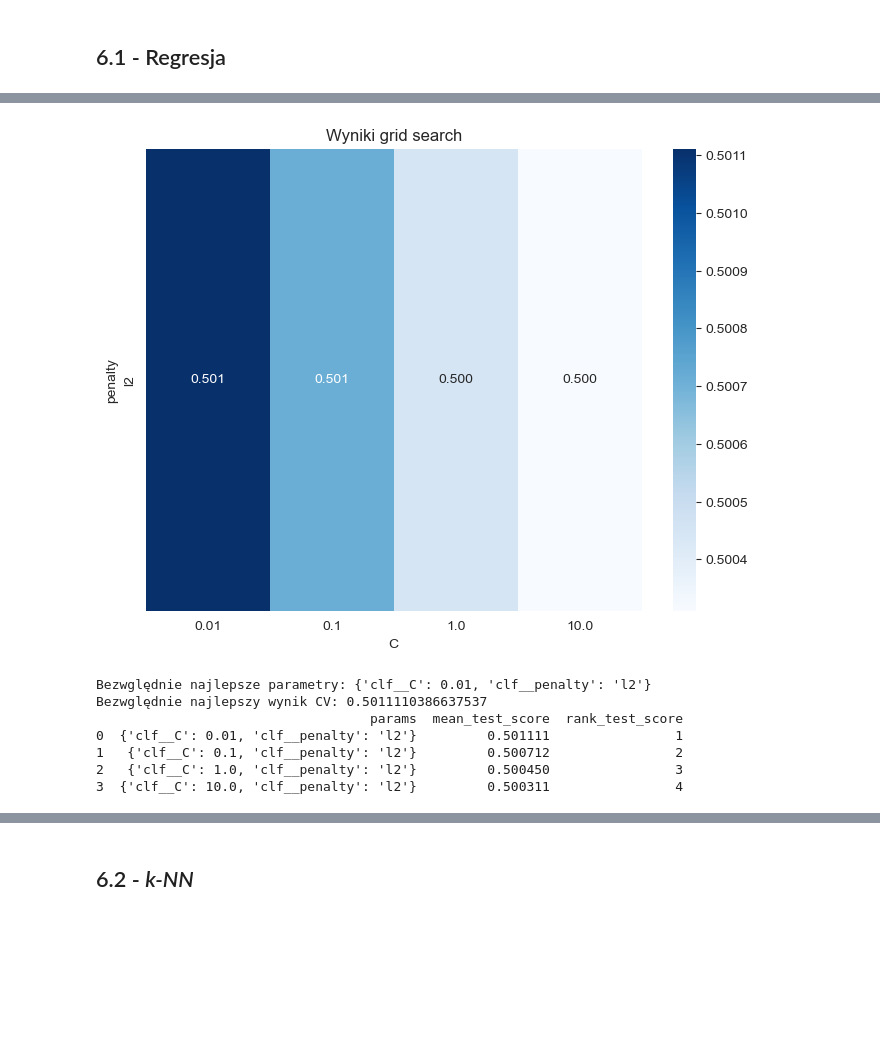
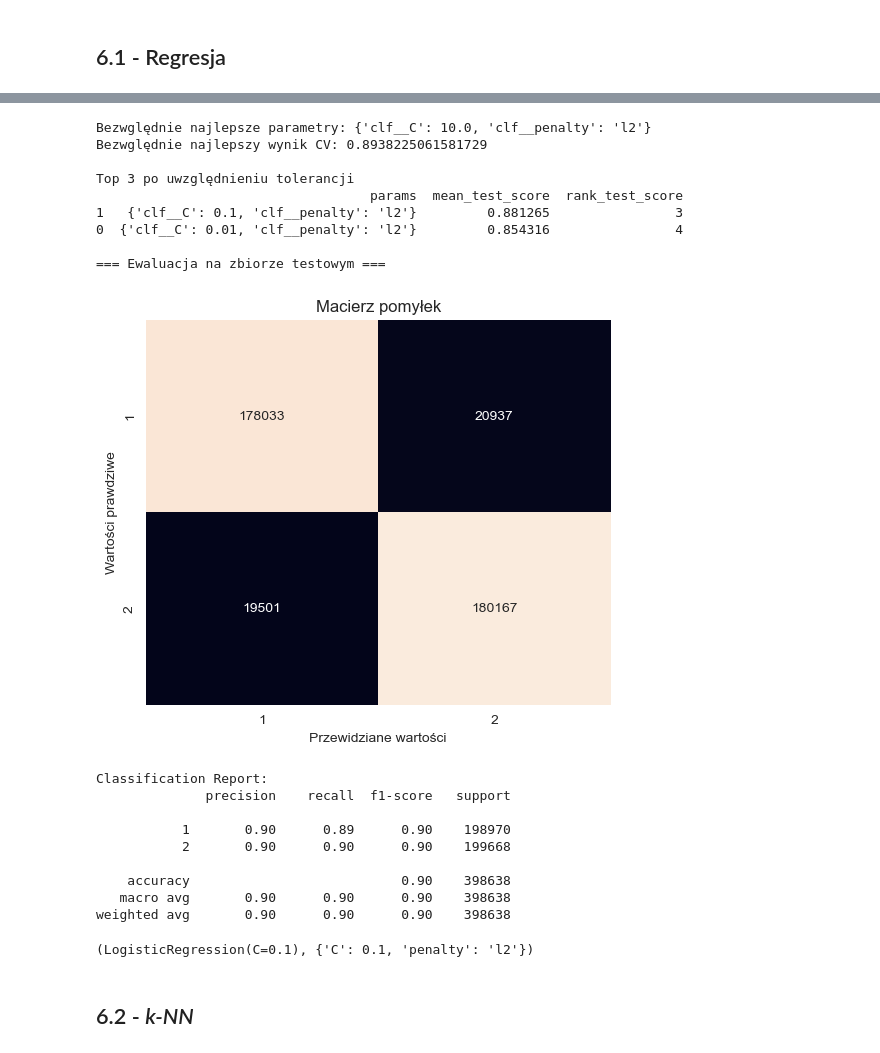
Before and after one commit to piatek5/ML-models-and-classifiers-analisis, a Jupyter notebook: main_notebook.ipynb, the cells around one changed output, grey strips where cells are left out. Cells and saved outputs as stored; diff of their text form; code cells hidden in the pictures; blank space fills up the shorter version.

Commit message:
Fixed an issue with saving null data. Wrapped parameter testing and classifier evaluation into reusable functions.

```diff
--- a/main_notebook.ipynb
+++ b/main_notebook.ipynb
@@ -270,8 +270,6 @@ def batch_preprocess_columns(
         if use_lemmatization:
             result[col + suffixes["lemmatized"]] = [r.get("lemmatized", "") for r in processed]
 
-    result.to_csv(output_path, index=False, encoding="utf-8", columns=result.columns)
-
     return result
 # %%
 def process_or_read(train_file, test_file, train_df, test_df):
@@ -343,6 +343,8 @@ dtype: int64
 # %%
 proc_train_df.dropna(inplace=True)
 proc_test_df.dropna(inplace=True)
+proc_train_df.reset_index(drop=True, inplace=True)
+proc_test_df.reset_index(drop=True, inplace=True)
 # %%
 print(proc_train_df.isna().sum())
 print(proc_test_df.isna().sum())
@@ -567,4 +564,4 @@ KeyboardInterrupt:
 # %%
-x_train_tfidf = best_tfidf.fit_transform(X_train)
+X_train_tfidf = best_tfidf.fit_transform(X_train)
 # %%
-x_test_tfidf = best_tfidf.transform(X_test)
+X_test_tfidf = best_tfidf.transform(X_test)
@@ -732,15 +754,7 @@ def find_best_params(model, X_sample, y_sample, param_grid, tfidf_vectorizer=Non
-# %%
-param_grid = {
-    'clf__C': [0.01, 0.1, 1.0, 10.0],
-    'clf__penalty': ['l2']
-}
-find_best_params(LogisticRegression(), X_sample_tfidf, y_sample, param_grid, do_tfidf=False)
-# %% [output]
-[figure, removed]
-Bezwględnie najlepsze parametry: {'clf__C': 0.01, 'clf__penalty': 'l2'}
-Bezwględnie najlepszy wynik CV: 0.5011110386637537
-                                   params  mean_test_score  rank_test_score
-0  {'clf__C': 0.01, 'clf__penalty': 'l2'}         0.501111                1
-1   {'clf__C': 0.1, 'clf__penalty': 'l2'}         0.500712                2
-2   {'clf__C': 1.0, 'clf__penalty': 'l2'}         0.500450                3
-3  {'clf__C': 10.0, 'clf__penalty': 'l2'}         0.500311                4
+# %%
+param_grid = {
+    'clf__C': [0.01, 0.1, 1.0, 10.0],
+    'clf__penalty': ['l2']
+}
+tune_and_evaluate_model(LogisticRegression(), X_train, y_train, X_test, y_test, param_grid, best_tfidf, tfidf_train_matrix=X_train_tfidf, tfidf_test_matrix=X_test_tfidf)
+# %% [output]
@@ -747,3 +762,23 @@ Bezwględnie najlepszy wynik CV: 0.5011110386637537
+Bezwględnie najlepsze parametry: {'clf__C': 10.0, 'clf__penalty': 'l2'}
+Bezwględnie najlepszy wynik CV: 0.8938225061581729
+
+Top 3 po uwzględnieniu tolerancji
+                                   params  mean_test_score  rank_test_score
+1   {'clf__C': 0.1, 'clf__penalty': 'l2'}         0.881265                3
+0  {'clf__C': 0.01, 'clf__penalty': 'l2'}         0.854316                4
+
+=== Ewaluacja na zbiorze testowym ===
+[figure, added]
+Classification Report:
+              precision    recall  f1-score   support
+
+           1       0.90      0.89      0.90    198970
+           2       0.90      0.90      0.90    199668
+
+    accuracy                           0.90    398638
+   macro avg       0.90      0.90      0.90    398638
+weighted avg       0.90      0.90      0.90    398638
+(LogisticRegression(C=0.1), {'C': 0.1, 'penalty': 'l2'})
 # %% [markdown]
 ## 6.2 - *k-NN*
 # %%
```
Also changed, not shown: parts of 28 cells of this notebook.
